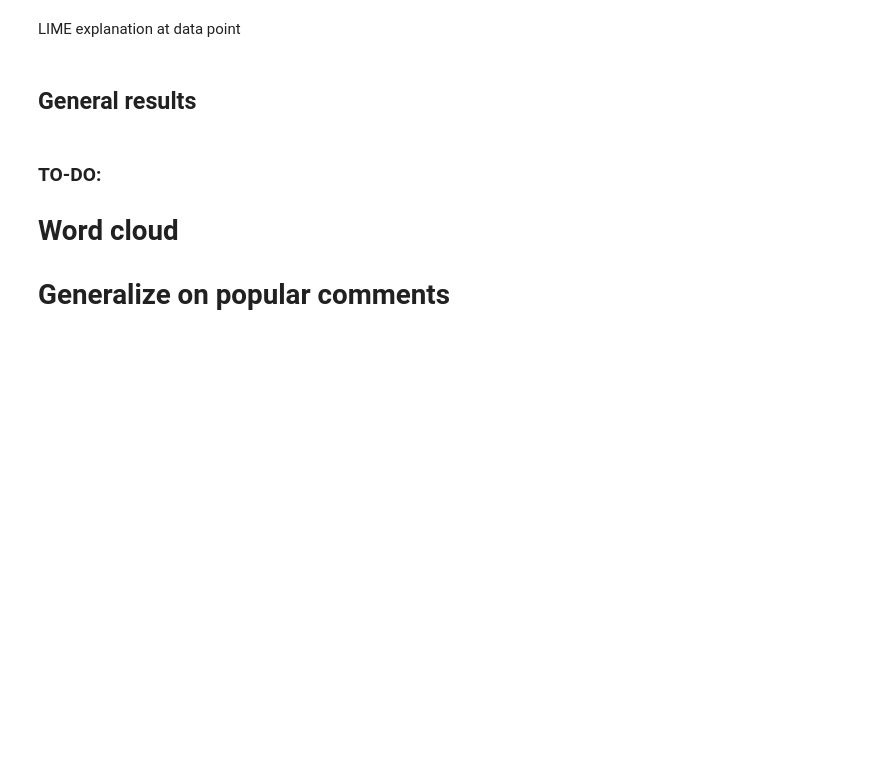
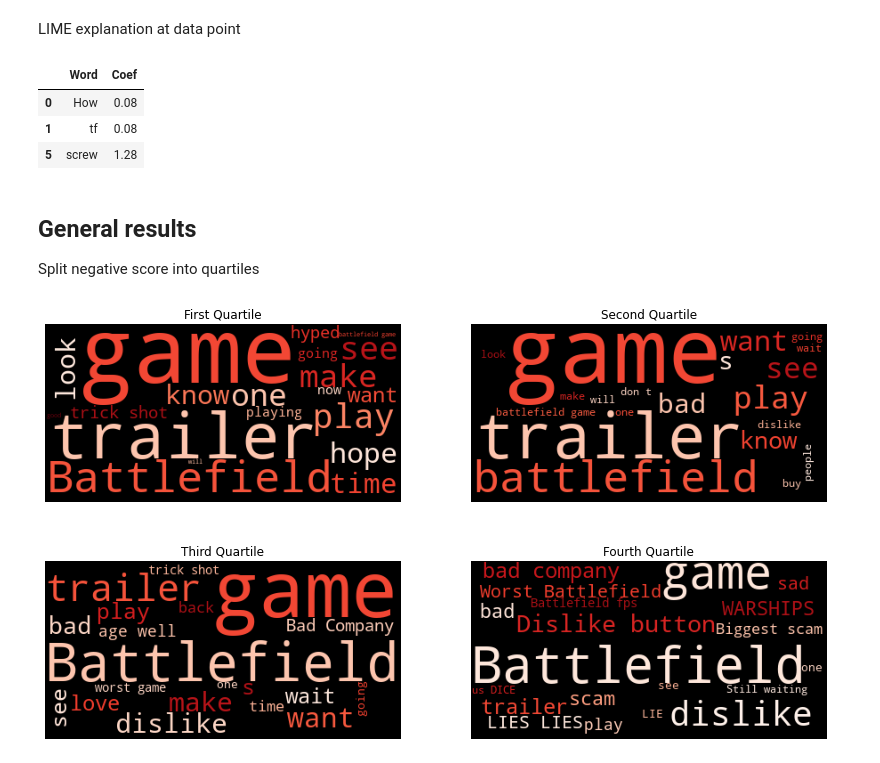
Before and after one commit to ArturoSbr/understanding-vadr, a Jupyter notebook: cod/03-lime/lime.ipynb, the cells around one changed output. Cells and saved outputs as stored; diff of their text form; code cells hidden in the pictures; blank space fills up the shorter version.

```diff
--- a/cod/03-lime/lime.ipynb
+++ b/cod/03-lime/lime.ipynb
@@ -64,7 +67,10 @@ plt.show()
 Read comments as data frame
 # %%
 # Load data
-df = pd.read_csv('../../dat/scored_comments.csv')
+df = pd.read_csv('../../dat/scored_comments.csv', encoding='utf-8')
+
+# Remove line skip strings
+df['comment'] = df['comment'].str.replace('\n', '')
 
 # Drop NAs
 df = df.dropna(how='any').reset_index(drop=True)
@@ -101,7 +125,7 @@ for comment in t['comment']:
 # %% [markdown]
 Initialize VADER
 # %%
-m = SentimentIntensityAnalyzer()
+vader = SentimentIntensityAnalyzer()
 # %% [markdown]
 ## Example for a single comment
 Extract a single comment from the entire comment section and manually repeat the process carried out by LIME.
@@ -151,7 +180,7 @@ for i in t.index.values:
     mod = ' '.join(list(mod[mod > 0].index.values))
 
     # Append score to list
-    scores.append(m.polarity_scores(mod)['neg'])
+    scores.append(vader.polarity_scores(mod)['neg'])
 
 # Add new scores to `t`
 t['score1'] = scores
@@ -211,9 +249,58 @@ res[res['Coef'] > 0].round(2)
 
 # To latex
 # print(res[res['Coef'] > 0].to_latex(index=False, float_format='%.2f'))
+# %% [output]
+|  | Word | Coef |
+| 0 | How | 0.08 |
+| 1 | tf | 0.08 |
+| 5 | screw | 1.28 |
 # %% [markdown]
 ## General results
+Split negative score into quartiles
-# %% [markdown]
-### TO-DO:
-# Word cloud
-# Generalize on popular comments
+# %%
+# Assign quartiles
+df['score_quartile'] = pd.qcut(df['score'], q=4, labels=['Q1','Q2','Q3','Q4'])
+
+# Initialize stopwords
+sw = set(STOPWORDS)
+# sw.add('Battlefield')
+# sw.add('Dice')
+# sw.add("'s")
+
+# Initialize figure
+fig, axs = plt.subplots(nrows=2, ncols=2)
+fig.set_figwidth(14)
+fig.set_figheight(8)
+
+# Possible titles
+d = {'Q1':'First', 'Q2':'Second', 'Q3':'Third', 'Q4':'Fourth'}
+
+# Wordcloud for each quartile
+for i, q in enumerate(['Q1','Q2','Q3','Q4']):
+    # Call ax from axs
+    ax = axs.flatten()[i]
+
+    # Text from comments in quartile
+    comments = df.loc[df['score_quartile'].eq(q), 'comment'].values
+    text = ' '.join([comment for comment in comments])
+
+    # Initialize wordcloud
+    wc = WordCloud(
+        max_words=20,
+        stopwords=sw,
+        background_color='black',
+        collocation_threshold=3,
+        colormap='Reds',
+        random_state=42
+    ).generate(text)
+
+    # Aesthetics
+    ax.set_title(f'{d[q]} Quartile')
+    ax.axis('off')
+
+    # Show wc
+    ax.imshow(wc)
+
+plt.savefig('../../fig/clouds.png', dpi=200, bbox_inches='tight')
+# %% [output]
+[figure, added]
```
Also changed, not shown: parts of 20 cells of this notebook.
